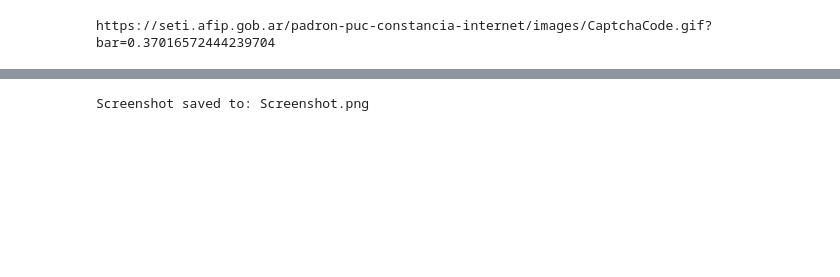
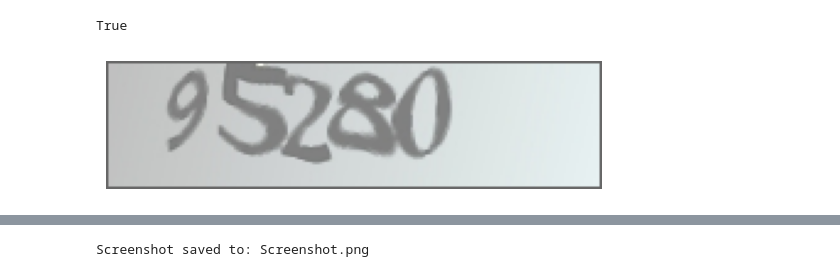
Before and after one commit to celota/TestGitHub, a Jupyter notebook: ConstanciaAfip.ipynb, the cells around one changed output, grey strips where cells are left out. Drawn from its saved outputs; the diff is of its cells as text; code cells hidden in the pictures; blank space fills up the shorter version.

```diff
--- a/ConstanciaAfip.ipynb
+++ b/ConstanciaAfip.ipynb
@@ -63,25 +24,0 @@ tesseract-ocr is already the newest version (4.1.1-2.1build1).
-# %%
-
-from selenium.webdriver.common.by import By
-import pytesseract
-import requests
-
-input_element=driver.find_element(By.XPATH, '//*[@id="cuit"]')
-input_element.send_keys("20292489936")
-
-input_element=driver.find_element(By.XPATH, '//*[@id="captchaField"]')
-input_element.send_keys("12345")
-
-input_element=driver.find_element(By.XPATH, '//*[@id="CaptchaCode"]')
-url = input_element.get_attribute('src')
-print (url)
-
-img_data = requests.get(url).content
-
-with open('captcha.jpg', 'wb') as handler:
-    handler.write(img_data)
-
-#texto = pytesseract.image_to_string('captcha.jpg')
-#texto
-# %% [output]
-https://seti.afip.gob.ar/padron-puc-constancia-internet/images/CaptchaCode.gif?bar=0.37016572444239704
@@ -87,0 +28,17 @@ https://seti.afip.gob.ar/padron-puc-constancia-internet/images/CaptchaCode.gif?b
+# %%
+from io import BytesIO
+import requests
+from PIL import Image
+
+captcha_img = driver.find_element(By.XPATH, '//*[@id="CaptchaCode"]')
+captcha_img.screenshot('captcha.png')
+# %% [output]
+True
+# %%
+import matplotlib.pyplot as plt
+img = Image.open('/content/captcha.png')
+plt.imshow(img)
+plt.axis('off')
+plt.show()
+# %% [output]
+[figure, added]
```
Also changed, not shown: parts of 8 cells of this notebook.
